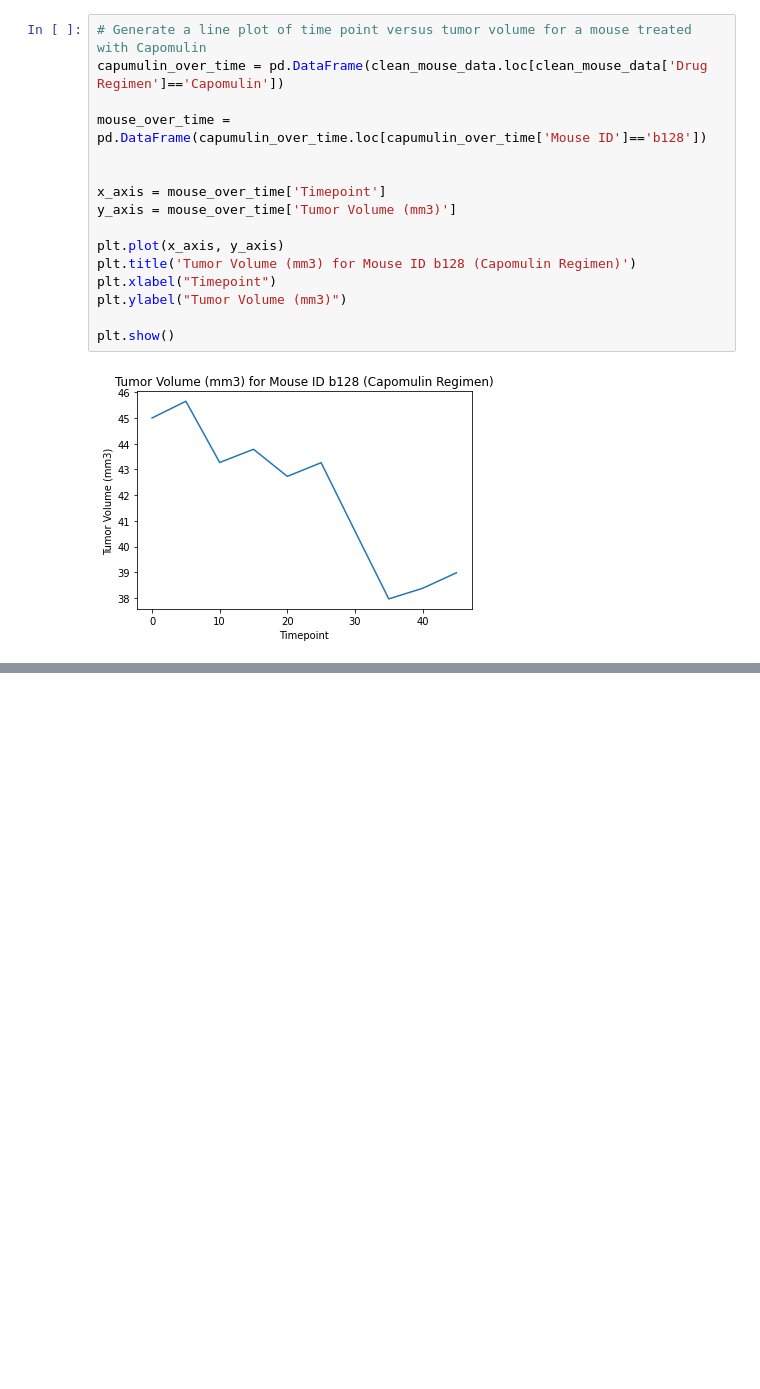
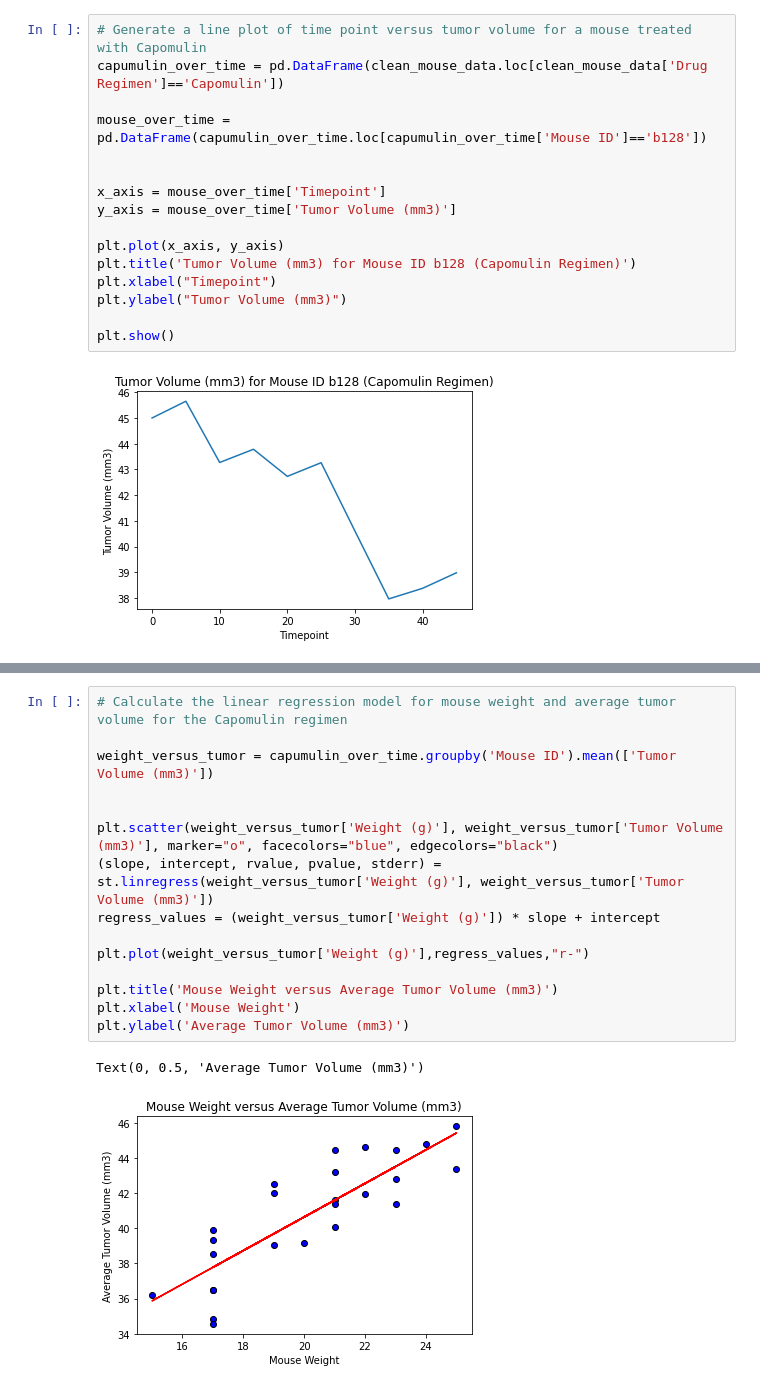
Before and after one commit to sarahheavner/matplotlib-challenge, a Jupyter notebook: Pymaceuticals/matplotlib-challenge.ipynb, the cells around one changed output, grey strips where cells are left out. Drawn from its saved outputs; the diff is of its cells as text; blank space fills up the shorter version.

```diff
--- a/Pymaceuticals/matplotlib-challenge.ipynb
+++ b/Pymaceuticals/matplotlib-challenge.ipynb
@@ -286,0 +297,18 @@ plt.scatter(weight_versus_tumor['Weight (g)'], weight_versus_tumor['Tumor Volume
+# %%
+# Calculate the linear regression model for mouse weight and average tumor volume for the Capomulin regimen
+
+weight_versus_tumor = capumulin_over_time.groupby('Mouse ID').mean(['Tumor Volume (mm3)'])
+
+
+plt.scatter(weight_versus_tumor['Weight (g)'], weight_versus_tumor['Tumor Volume (mm3)'], marker="o", facecolors="blue", edgecolors="black")
+(slope, intercept, rvalue, pvalue, stderr) = st.linregress(weight_versus_tumor['Weight (g)'], weight_versus_tumor['Tumor Volume (mm3)'])
+regress_values = (weight_versus_tumor['Weight (g)']) * slope + intercept
+
+plt.plot(weight_versus_tumor['Weight (g)'],regress_values,"r-")
+
+plt.title('Mouse Weight versus Average Tumor Volume (mm3)')
+plt.xlabel('Mouse Weight')
+plt.ylabel('Average Tumor Volume (mm3)')
+# %% [output]
+Text(0, 0.5, 'Average Tumor Volume (mm3)')
+[figure, added]
```
Also changed, not shown: parts of 2 cells of this notebook.
